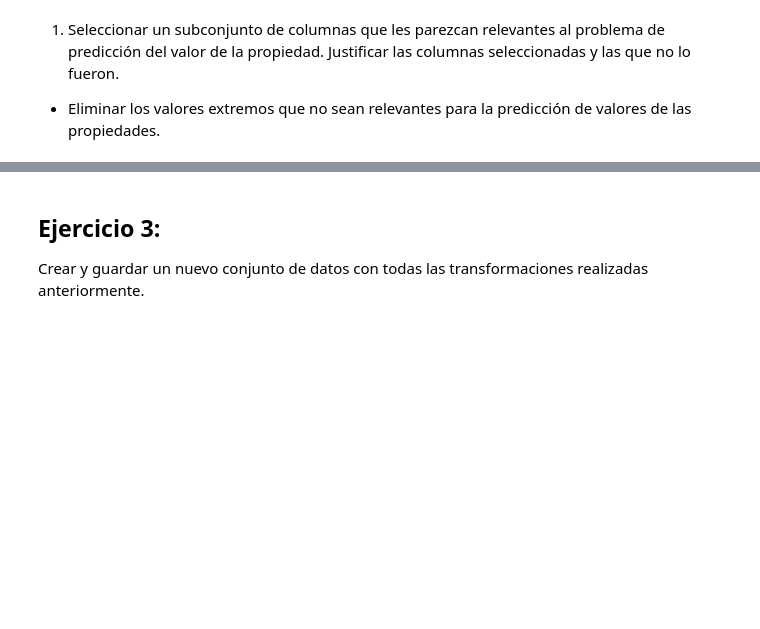
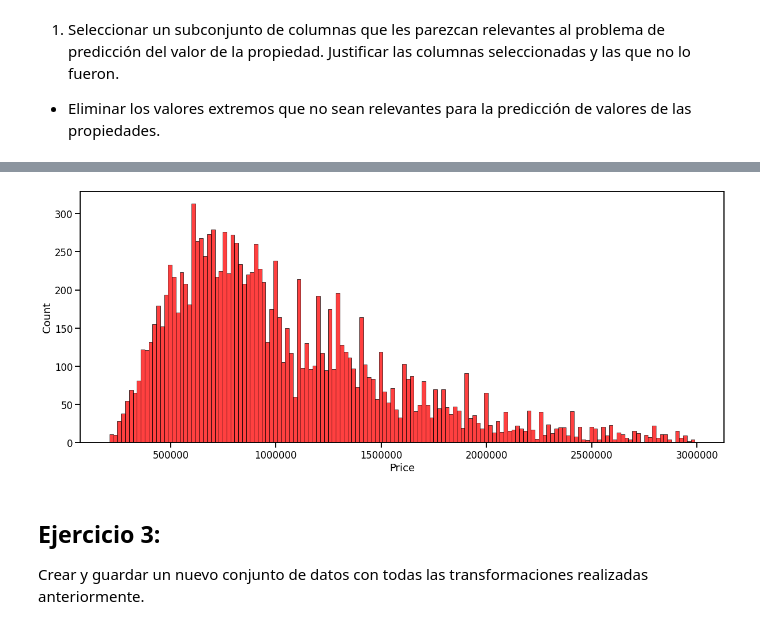
Before and after one commit to carolina-garay/AnalisisExploratorioYCuracion_Grupo32, a Jupyter notebook: Garay_ayc_entregable_parte1_22.ipynb, the cells around one changed output, grey strips where cells are left out. Cells and saved outputs as stored; diff of their text form; code cells hidden in the pictures; blank space fills up the shorter version.

```diff
--- a/Garay_ayc_entregable_parte1_22.ipynb
+++ b/Garay_ayc_entregable_parte1_22.ipynb
@@ -253,3 +317,13 @@ sns.histplot(melb_df.Price.dropna());
+# %%
+# Filtrado de la base de datos original y generación de la nueva base de datos (df_new)
+#Elijo datos con una frecuencia mayor
+melb_new=  melb_df[(melb_df[precio] > 200000) & (melb_df[precio] < 3000000)]
+# %%
+plt.figure(figsize=(20,8))
+sns.histplot(melb_new.Price.dropna(), bins=150, color ='red')
+plt.ticklabel_format(style='plain');
+# %% [output]
+[figure, added]
 # %% [markdown]
 ## Ejercicio 3:
 
```
Also changed, not shown: parts of 8 cells of this notebook.
